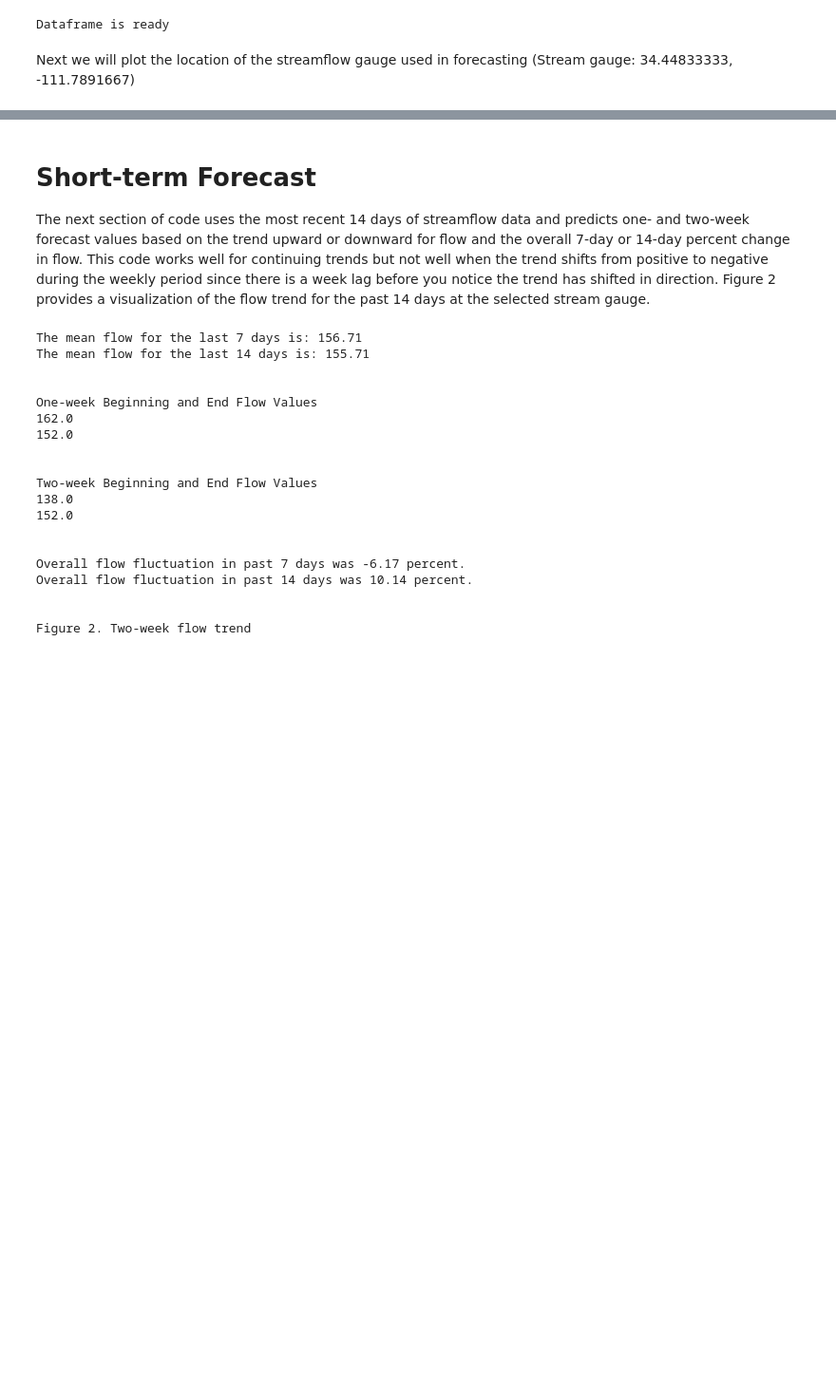
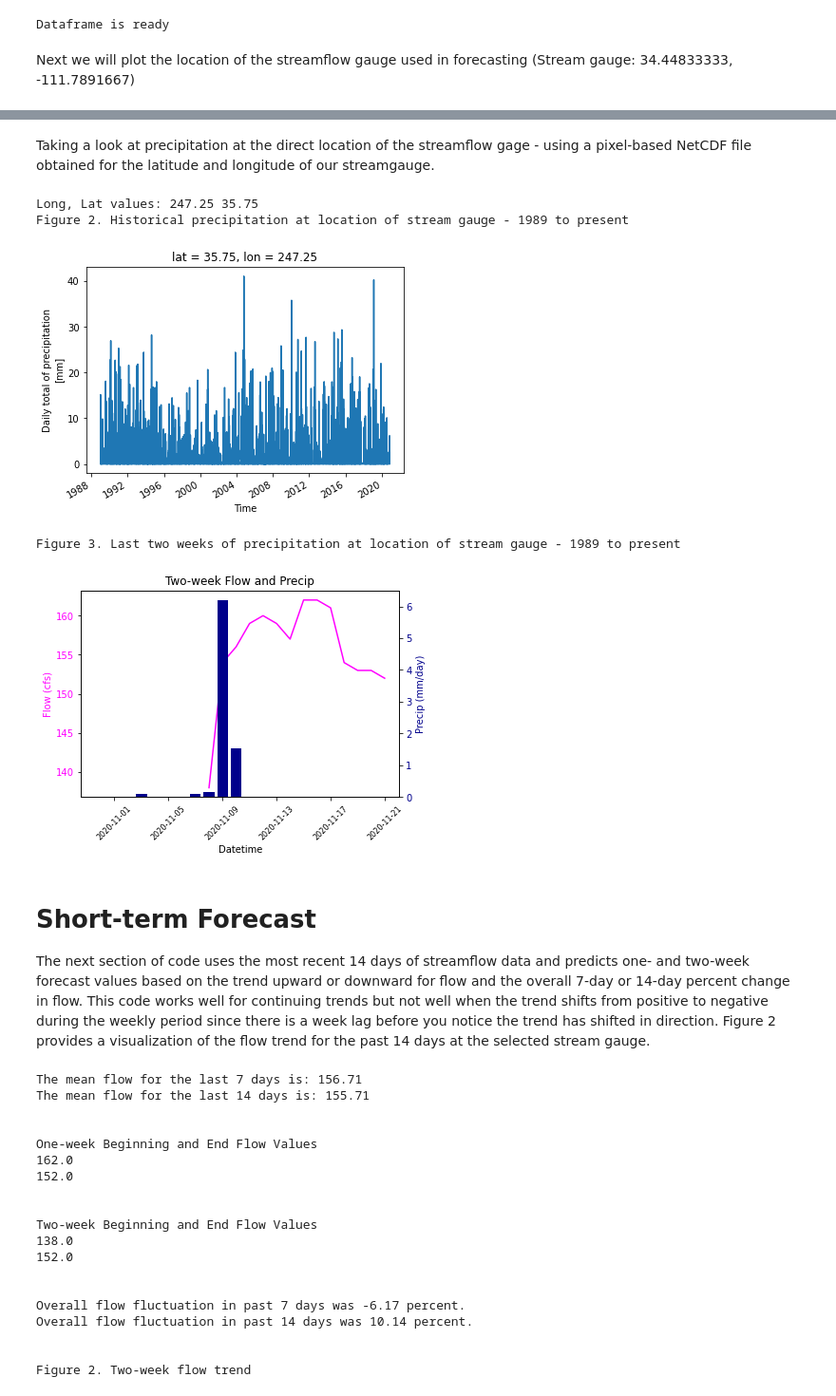
Before and after one commit to HAS-Tools-Fall2020/homework-genoonan, a Jupyter notebook: Submissions/Noonan_HW13.ipynb, the cells around one changed output, grey strips where cells are left out. Shown: that part at 95% size. Saved outputs shown, nothing was run; the diff lists cells and outputs as text; code cells hidden in the pictures; blank space fills up the shorter version.

```diff
--- a/Submissions/Noonan_HW13.ipynb
+++ b/Submissions/Noonan_HW13.ipynb
@@ -171,3 +171,62 @@ Figure 1. Location of stream gauge
+# %% [markdown]
+Taking a look at precipitation at the direct location of the streamflow gage - using a pixel-based NetCDF file obtained for the latitude and longitude of our streamgauge.
+# %%
+# STEP 3: Read in NetCDF - precip
+# historical precip (1989-present) 'CPC Global Precipitation'
+# pull out "precip" data
+data_path = os.path.join('data',
+                         'CPC Global Precipitation',
+                         'X73.24.236.124.319.15.45.4.nc')
+dataset2 = xr.open_dataset(data_path)
+precip = dataset2['precip']
+
+lat = dataset2["precip"]["lat"].values[0]
+lon = dataset2["precip"]["lon"].values[0]
+print("Long, Lat values:", lon, lat)
+
+precip_pt = dataset2["precip"].sel(lat=lat, lon=lon)
+print("Figure 2. Historical precipitation at location of stream gauge - 1989 to present")
+precip_pt.plot.line()
+plt.show()
+
+# %%
+# Convert to pandas dataframe
+precip_df = precip_pt.to_dataframe()
+precip_df
+
+# Grab last two weeks - streamflow
+two_wk_flow = data.tail(14)
+
+# %%
+# Grab last two weeks - precip
+two_wk_precip = precip_df.tail(14)
+
+# Time Series of Flow and Precip
+
+fig, ax1 = plt.subplots()
+color = 'fuchsia'
+ax1.set_xlabel('Datetime')
+ax1.set_ylabel('Flow (cfs)', color=color)
+ax1.set(title="Two-week Flow and Precip")
+ax1.plot(data["datetime"].tail(14), data["flow"].tail(14),
+         color=color)
+ax1.tick_params(axis='y', labelcolor=color, labelsize=10)
+ax1.tick_params(axis='x', labelcolor="black", labelsize=8, rotation=45)
+
+ax2 = ax1.twinx()
+color = 'darkblue'
+ax2.set_ylabel('Precip (mm/day)', color=color)
+ax2.bar(two_wk_precip.index, two_wk_precip["precip"],
+        color=color)
+ax2.tick_params(axis='y', labelcolor=color, labelsize=10)
+print("Figure 3. Last two weeks of precipitation at location of stream gauge - 1989 to present")
+plt.show()
+# %% [output]
+Long, Lat values: 247.25 35.75
+Figure 2. Historical precipitation at location of stream gauge - 1989 to present
+[figure, added]
+Figure 3. Last two weeks of precipitation at location of stream gauge - 1989 to present
+[figure, added]
 # %% [markdown]
 # Short-term Forecast
 
```
Also changed, not shown: parts of 3 cells of this notebook.
